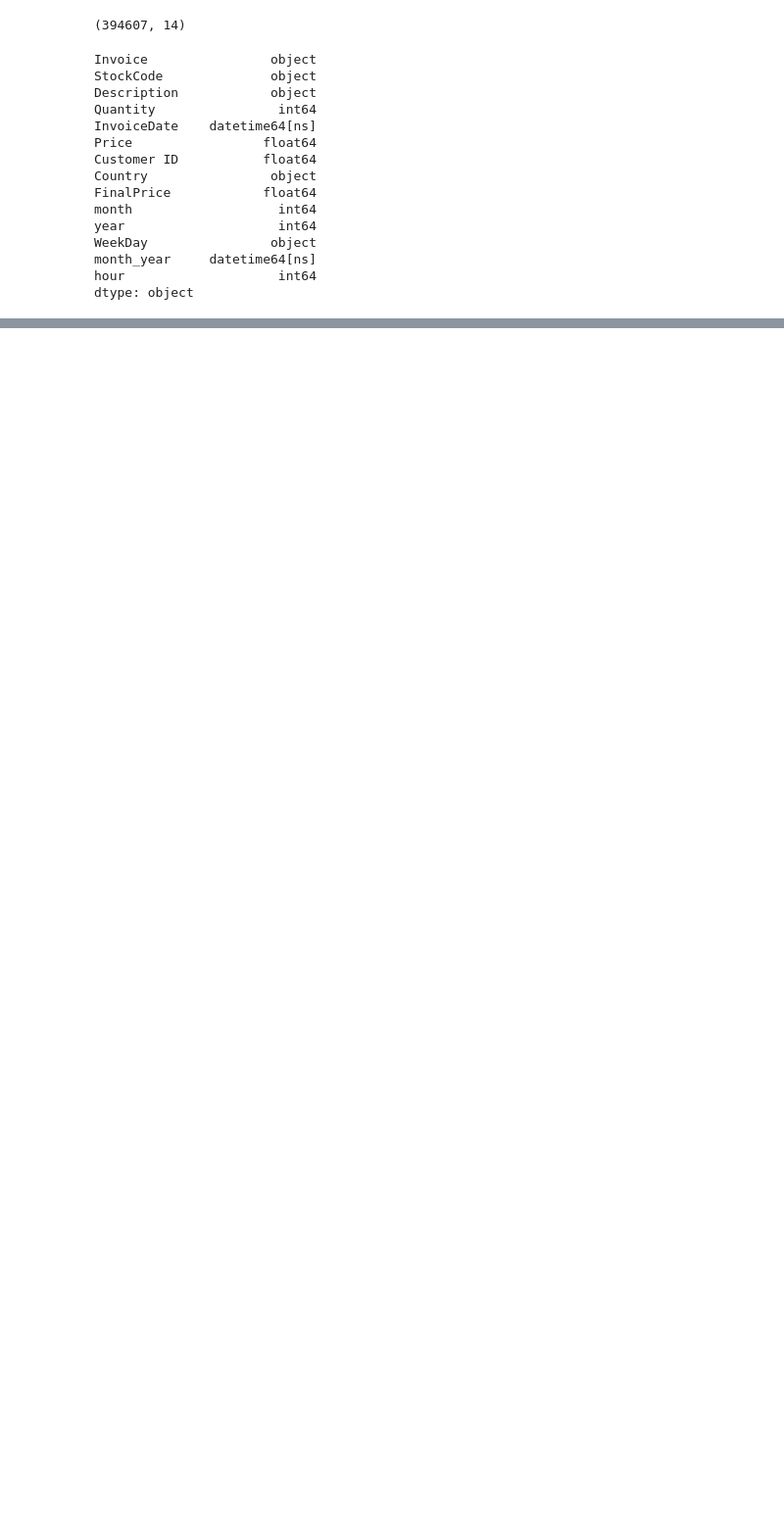
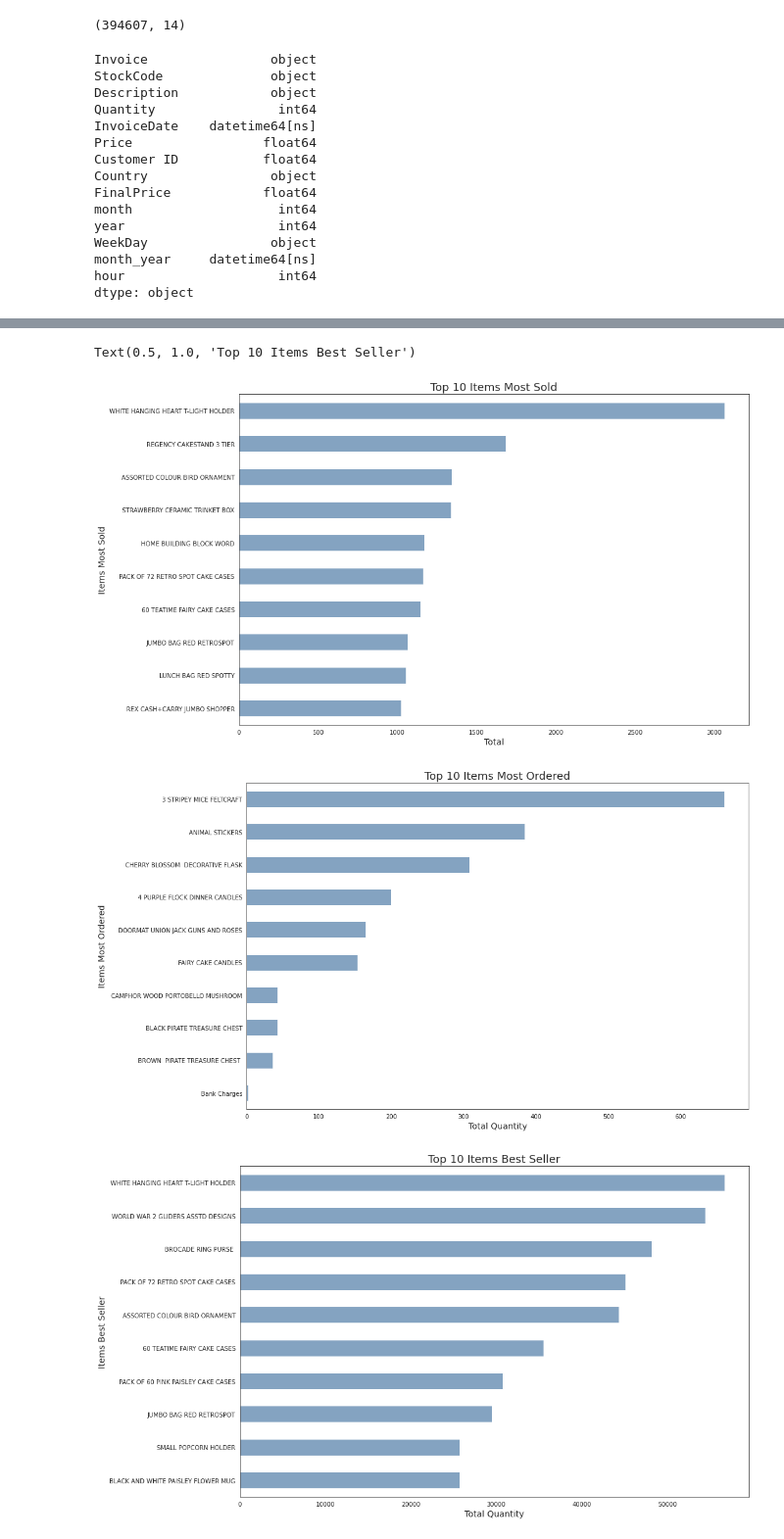
Before and after one commit to TharindaAdhikari/ML_Assignment2_IT19037752_IT19047966_IT19189390, a Jupyter notebook: Customer_Segmentaion.ipynb, the cells around one changed output, grey strips where cells are left out. Shown at 98% size. Drawn from its saved outputs; the diff is of its cells as text; code cells hidden in the pictures; blank space fills up the shorter version.

Commit message:
Exploratory data analysis

```diff
--- a/Customer_Segmentaion.ipynb
+++ b/Customer_Segmentaion.ipynb
@@ -312,0 +315,37 @@ dtype: object
+# %%
+#top 10 frequent items bought.
+sns.set_style("white")
+most_frequent = data["Description"].value_counts()[:10]
+most_frequent= most_frequent.sort_values(ascending=True)
+plt.figure(figsize=(15,10))
+most_frequent.plot(kind='barh' , color=(0.2, 0.4, 0.6, 0.6))
+plt.xlabel("Total" , size=14)
+plt.ylabel("Items Most Sold" , size=14)
+plt.title("Top 10 Items Most Sold" , size=18)
+
+
+# What is the most ordered product from here?
+most_ordered = data.groupby("Description").agg({"Quantity":"sum"})[:10]
+most_ordered = most_ordered.sort_values('Quantity',ascending=True)
+#plt.figure(figsize=(15,10))
+most_ordered.plot(kind='barh' , legend=None , color=(0.2, 0.4, 0.6, 0.6))
+plt.gcf().set_size_inches(15, 10)
+plt.xlabel("Total Quantity" , size=14)
+plt.ylabel("Items Most Ordered" , size=14)
+plt.title("Top 10 Items Most Ordered" , size=18)
+
+
+#best seller product
+best_seller = data.groupby("Description").agg({"Quantity":"sum"}).sort_values("Quantity", ascending = False)[:10]
+best_seller = best_seller.sort_values('Quantity',ascending=True)
+#plt.figure(figsize=(15,10))
+best_seller.plot(kind='barh' , legend=None , color=(0.2, 0.4, 0.6, 0.6))
+plt.gcf().set_size_inches(15, 10)
+plt.xlabel("Total Quantity" , size=14)
+plt.ylabel("Items Best Seller" , size=14)
+plt.title("Top 10 Items Best Seller" , size=18)
+# %% [output]
+Text(0.5, 1.0, 'Top 10 Items Best Seller')
+[figure, added]
+[figure, added]
+[figure, added]
```
Also changed, not shown: parts of 12 cells of this notebook.
